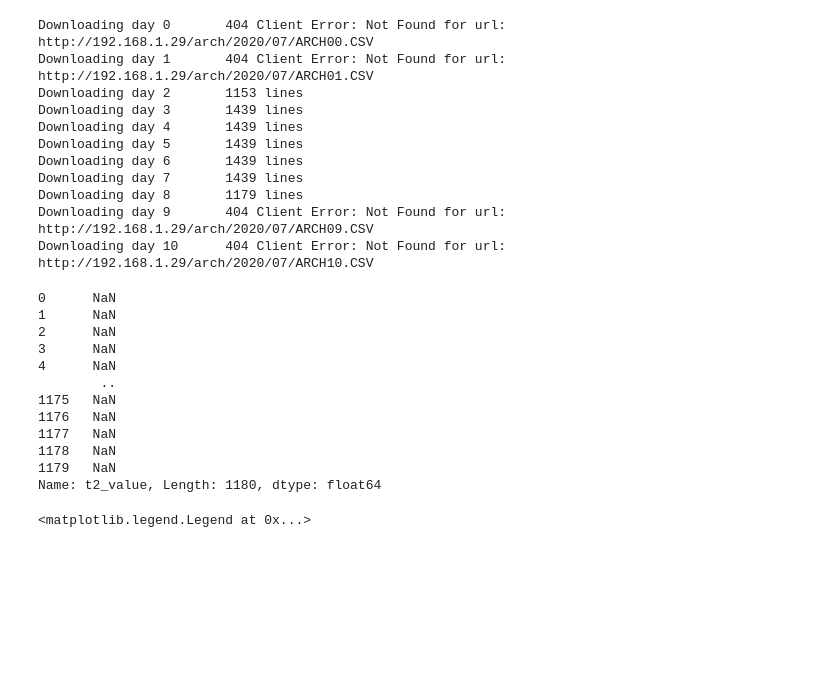
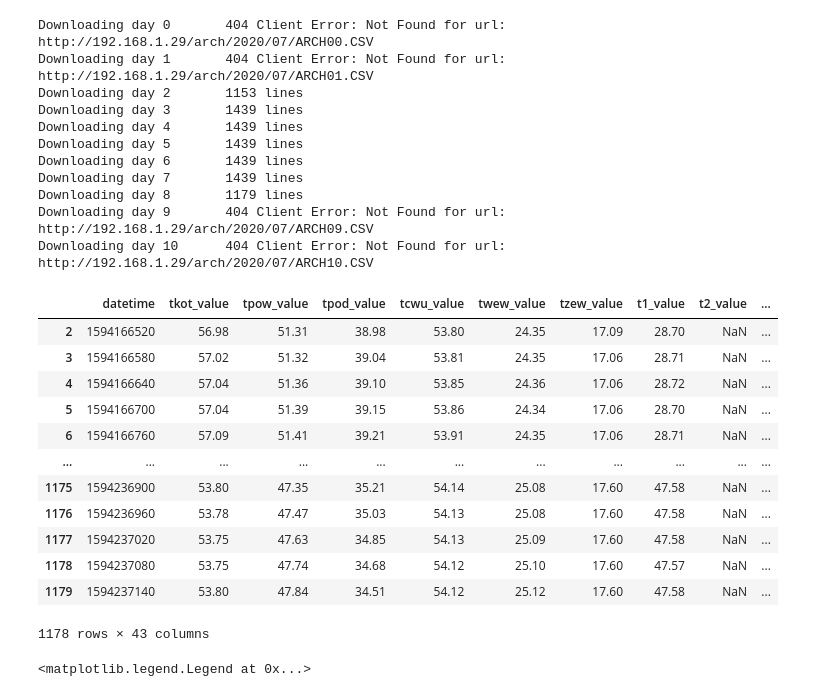
Before and after one commit to dsonyy/ecoal-data-downloader, a Jupyter notebook: piec.ipynb, the cells around one changed output. Drawn from its saved outputs; the diff is of its cells as text; code cells hidden in the pictures; blank space fills up the shorter version.

```diff
--- a/piec.ipynb
+++ b/piec.ipynb
@@ -57,21 +57,22 @@ Downloading day 9       404 Client Error: Not Found for url: http://192.168.1.29
 Downloading day 10      404 Client Error: Not Found for url: http://192.168.1.29/arch/2020/07/ARCH10.CSV
 # %%
 a[-1].rename(columns={"datetime":"d"}, inplace=True)
-# %%
-a[-1]["t2_value"]
-# %% [output]
-0      NaN
-1      NaN
-2      NaN
-3      NaN
-4      NaN
-        ..
-1175   NaN
-1176   NaN
-1177   NaN
-1178   NaN
-1179   NaN
-Name: t2_value, Length: 1180, dtype: float64
+# %%
+a[-1].loc[(a[-1].datetime >= 1594166520)]
+# %% [output]
+|  | datetime | tkot_value | tpow_value | tpod_value | tcwu_value | twew_value | tzew_value | t1_value | t2_value | ... |
+| 2 | 1594166520 | 56.98 | 51.31 | 38.98 | 53.80 | 24.35 | 17.09 | 28.70 | NaN | ... |
+| 3 | 1594166580 | 57.02 | 51.32 | 39.04 | 53.81 | 24.35 | 17.06 | 28.71 | NaN | ... |
+| 4 | 1594166640 | 57.04 | 51.36 | 39.10 | 53.85 | 24.36 | 17.06 | 28.72 | NaN | ... |
+| 5 | 1594166700 | 57.04 | 51.39 | 39.15 | 53.86 | 24.34 | 17.06 | 28.70 | NaN | ... |
+| 6 | 1594166760 | 57.09 | 51.41 | 39.21 | 53.91 | 24.35 | 17.06 | 28.71 | NaN | ... |
+| ... | ... | ... | ... | ... | ... | ... | ... | ... | ... | ... |
+| 1175 | 1594236900 | 53.80 | 47.35 | 35.21 | 54.14 | 25.08 | 17.60 | 47.58 | NaN | ... |
+| 1176 | 1594236960 | 53.78 | 47.47 | 35.03 | 54.13 | 25.08 | 17.60 | 47.58 | NaN | ... |
+| 1177 | 1594237020 | 53.75 | 47.63 | 34.85 | 54.13 | 25.09 | 17.60 | 47.58 | NaN | ... |
+| 1178 | 1594237080 | 53.75 | 47.74 | 34.68 | 54.12 | 25.10 | 17.60 | 47.57 | NaN | ... |
+| 1179 | 1594237140 | 53.80 | 47.84 | 34.51 | 54.12 | 25.12 | 17.60 | 47.58 | NaN | ... |
+1178 rows × 43 columns
 # %%
 labels = ["datetime", "Temperatura kotła", "Temperatura powrotu", "Temperatura podajnika", "Temperatura CWU", "", "Temperatura zewnętrzna", ""]
 # %%
```
Also changed, not shown: 1 other file.
